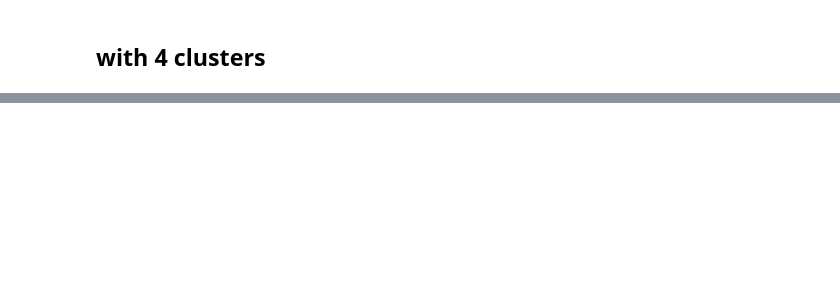
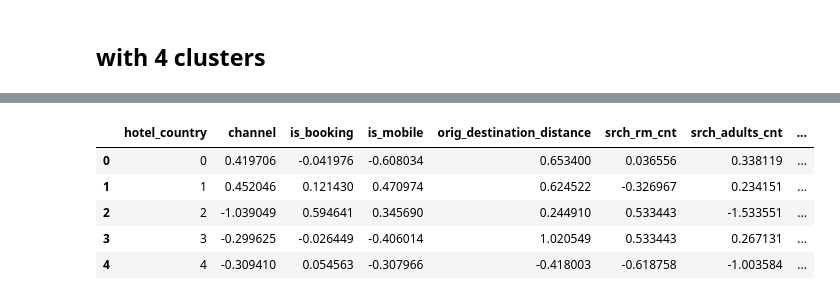
Before and after one commit to MarTvyal62/data_analytics_with_python, a Jupyter notebook: notebooks/17_clustering.ipynb, the cells around one changed output, grey strips where cells are left out. Drawn from its saved outputs; the diff is of its cells as text; code cells hidden in the pictures; blank space fills up the shorter version.

```diff
--- a/notebooks/17_clustering.ipynb
+++ b/notebooks/17_clustering.ipynb
@@ -425,0 +480,14 @@ plt.show()
+# %%
+from sklearn import preprocessing
+df_clustering_std = df_clustering_groups.copy()
+
+df_clustering_std[features_to_explore] = preprocessing.scale(df_clustering_std[features_to_explore])
+
+df_clustering_std.head()
+# %% [output]
+|  | hotel_country | channel | is_booking | is_mobile | orig_destination_distance | srch_rm_cnt | srch_adults_cnt | ... |
+| 0 | 0 | 0.419706 | -0.041976 | -0.608034 | 0.653400 | 0.036556 | 0.338119 | ... |
+| 1 | 1 | 0.452046 | 0.121430 | 0.470974 | 0.624522 | -0.326967 | 0.234151 | ... |
+| 2 | 2 | -1.039049 | 0.594641 | 0.345690 | 0.244910 | 0.533443 | -1.533551 | ... |
+| 3 | 3 | -0.299625 | -0.026449 | -0.406014 | 1.020549 | 0.533443 | 0.267131 | ... |
+| 4 | 4 | -0.309410 | 0.054563 | -0.307966 | -0.418003 | -0.618758 | -1.003584 | ... |
```
Also changed, not shown: parts of 15 cells of this notebook, 2 other files.
